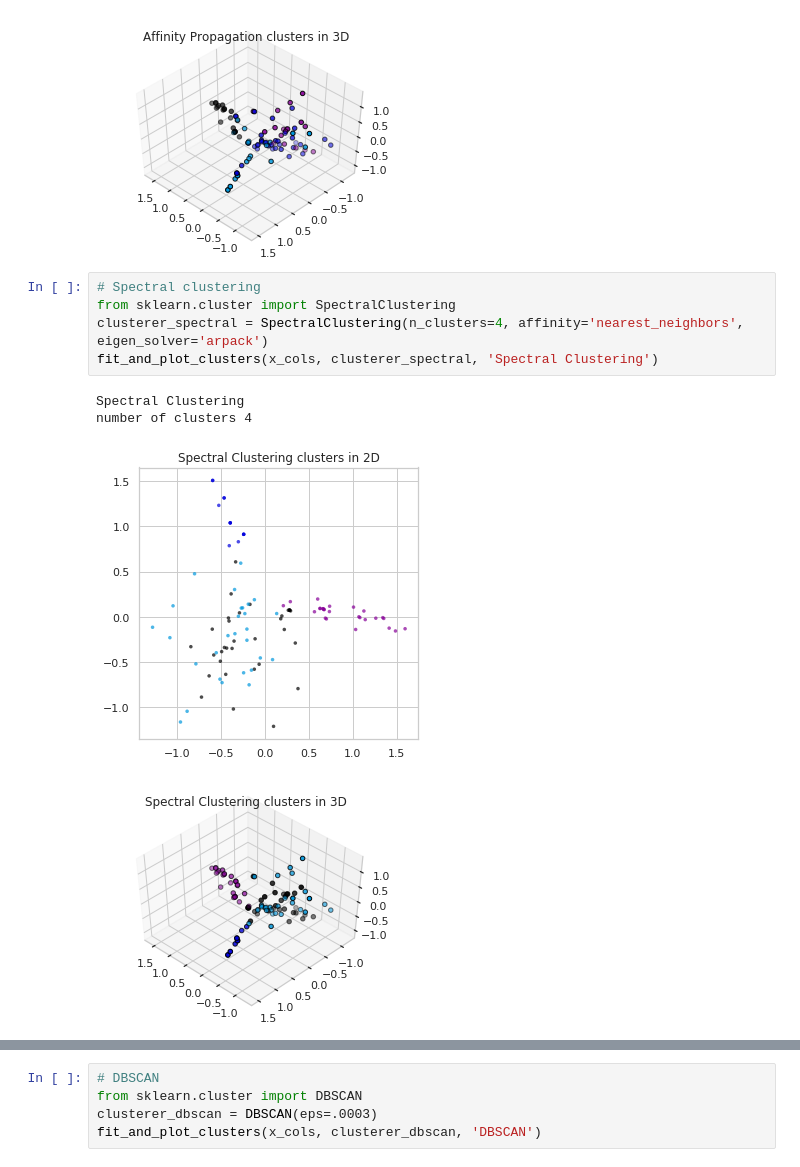
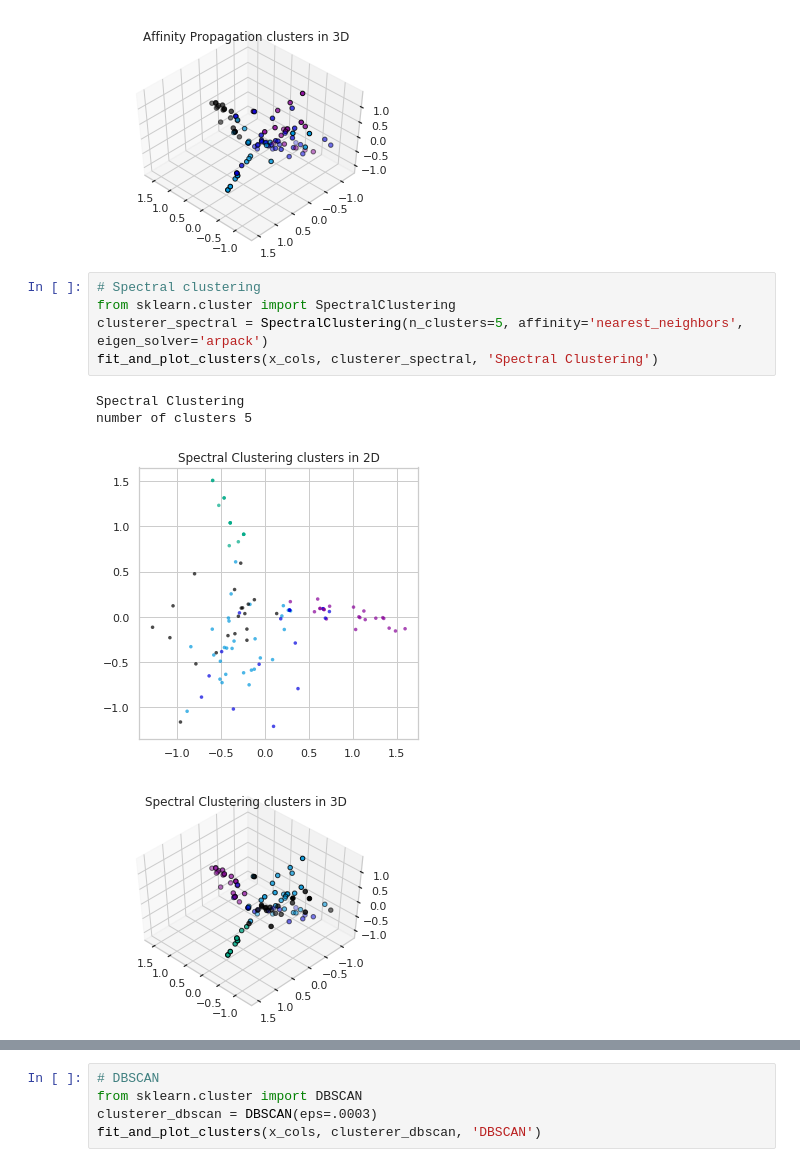
Before and after one commit to sirisurab/springboard, a Jupyter notebook: clustering/Mini_Project_Clustering.ipynb, the cells around one changed output, grey strips where cells are left out. Cells and saved outputs as stored; diff of their text form.

Commit message:
clustering update

```diff
--- a/clustering/Mini_Project_Clustering.ipynb
+++ b/clustering/Mini_Project_Clustering.ipynb
@@ -705,13 +765,13 @@ number of clusters 4
 # %%
 # Spectral clustering
 from sklearn.cluster import SpectralClustering
-clusterer_spectral = SpectralClustering(n_clusters=4, affinity='nearest_neighbors', eigen_solver='arpack')
+clusterer_spectral = SpectralClustering(n_clusters=5, affinity='nearest_neighbors', eigen_solver='arpack')
 fit_and_plot_clusters(x_cols, clusterer_spectral, 'Spectral Clustering')
 # %% [output]
 Spectral Clustering
-number of clusters 4
+number of clusters 5
-[figure, old version]
+[figure, new version]
-[figure, old version]
+[figure, new version]
 # %%
 # Agglomerative clustering
 from sklearn.cluster import AgglomerativeClustering
```
Also changed, not shown: parts of 9 cells of this notebook.
